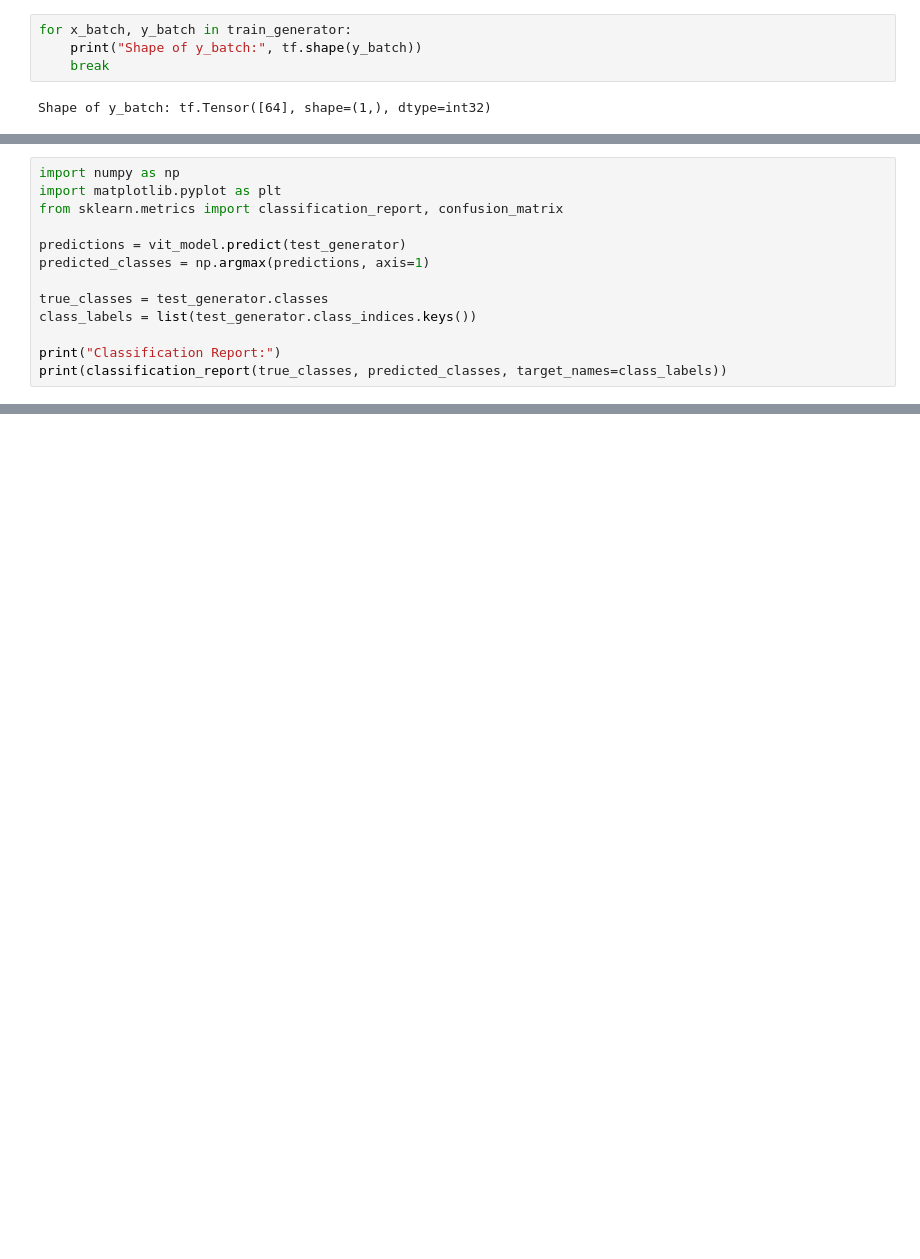
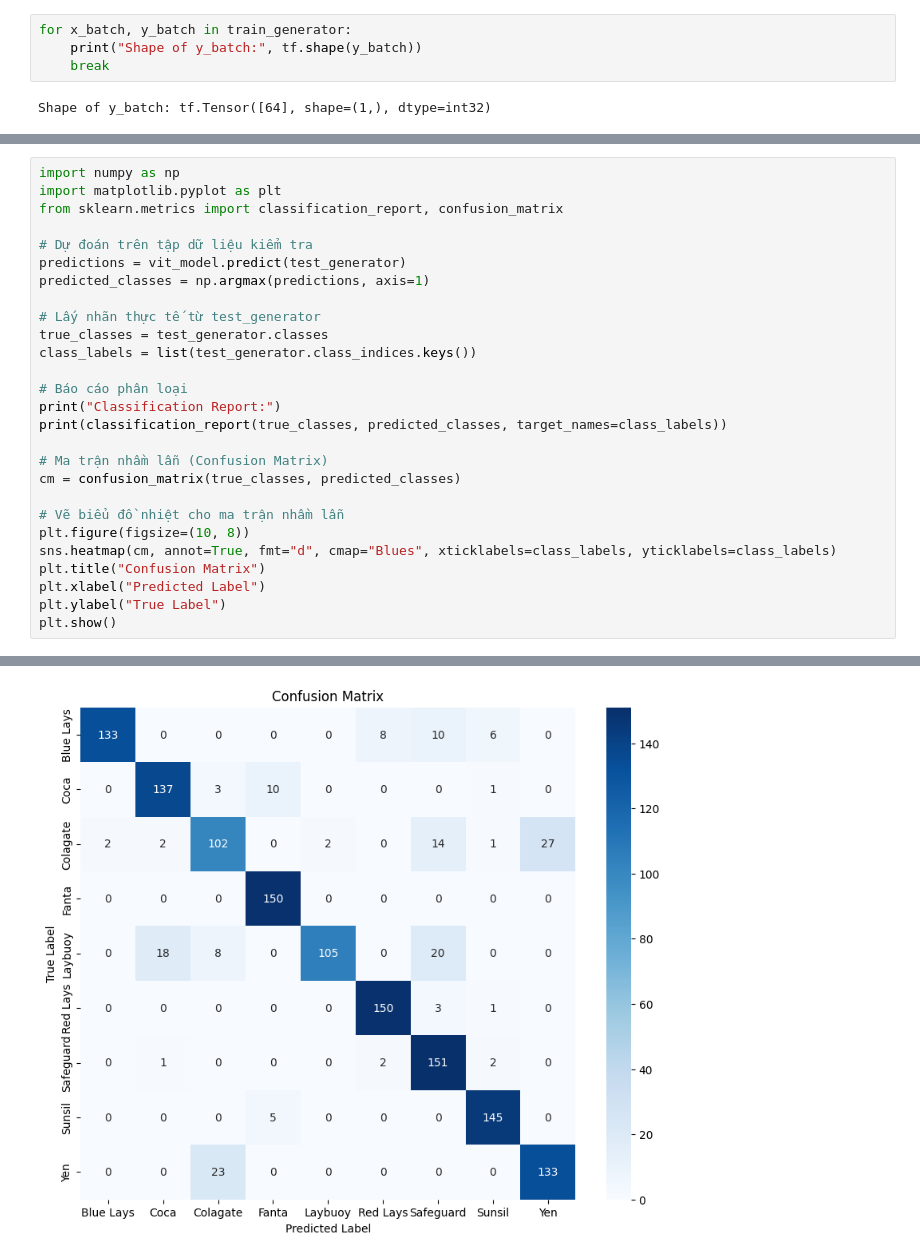
Before and after one commit to ngochuyk812/KLTN, a Jupyter notebook: Source/AI/train.ipynb, the cells around one changed output, grey strips where cells are left out. Cells and saved outputs as stored; diff of their text form; blank space fills up the shorter version.

```diff
--- a/Source/AI/train.ipynb
+++ b/Source/AI/train.ipynb
@@ -502,12 +545,26 @@ import numpy as np
 import matplotlib.pyplot as plt
 from sklearn.metrics import classification_report, confusion_matrix
 
+# Dự đoán trên tập dữ liệu kiểm tra
 predictions = vit_model.predict(test_generator)
 predicted_classes = np.argmax(predictions, axis=1)
 
+# Lấy nhãn thực tế từ test_generator
 true_classes = test_generator.classes
 class_labels = list(test_generator.class_indices.keys())
 
+# Báo cáo phân loại
 print("Classification Report:")
 print(classification_report(true_classes, predicted_classes, target_names=class_labels))
+
+# Ma trận nhầm lẫn (Confusion Matrix)
+cm = confusion_matrix(true_classes, predicted_classes)
+
+# Vẽ biểu đồ nhiệt cho ma trận nhầm lẫn
+plt.figure(figsize=(10, 8))
+sns.heatmap(cm, annot=True, fmt="d", cmap="Blues", xticklabels=class_labels, yticklabels=class_labels)
+plt.title("Confusion Matrix")
+plt.xlabel("Predicted Label")
+plt.ylabel("True Label")
+plt.show()
 # %% [output]
@@ -530,0 +588 @@ weighted avg       0.91      0.90      0.89       868
+[figure, added]
```
Also changed, not shown: parts of 13 cells of this notebook, 17 other files.
